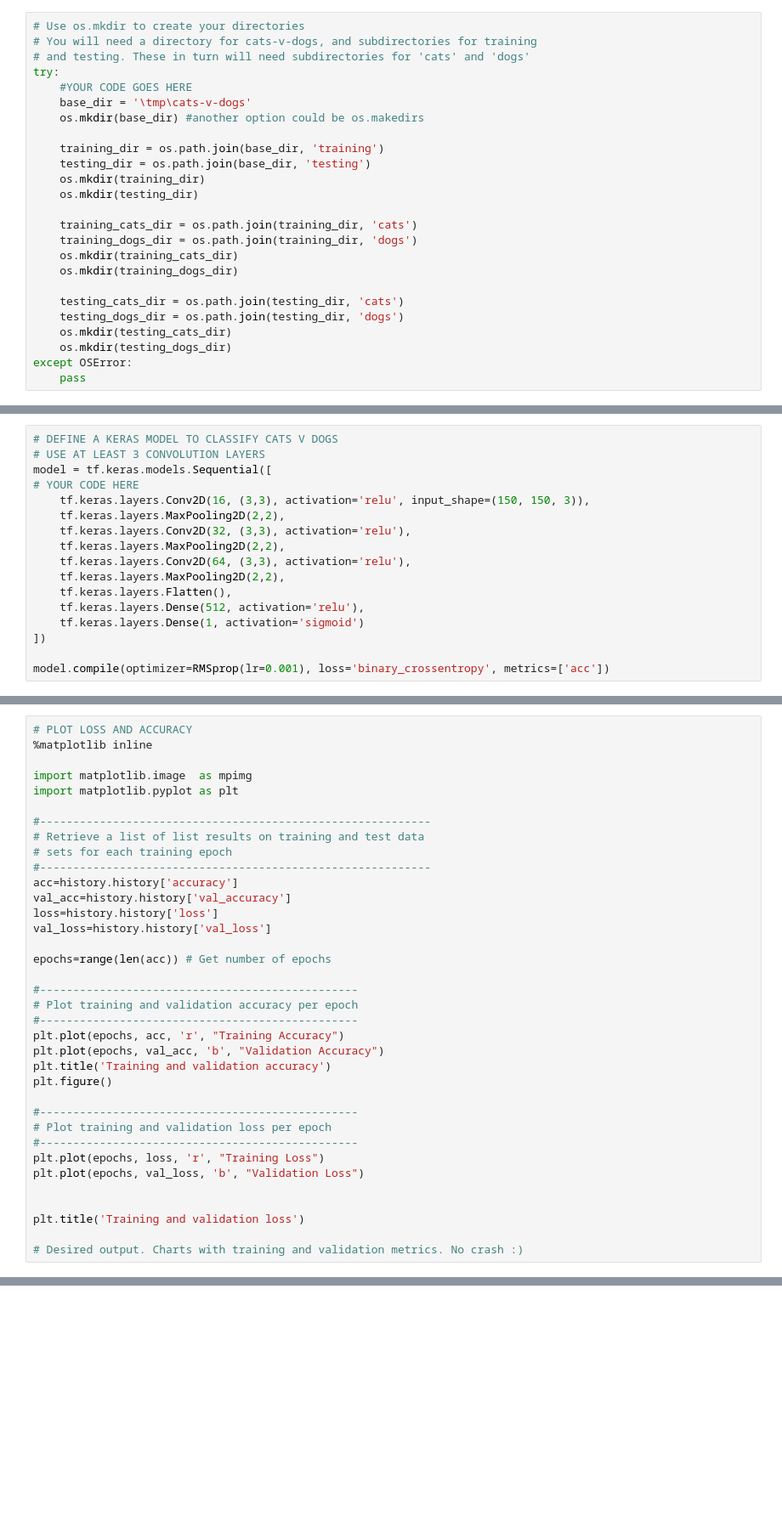
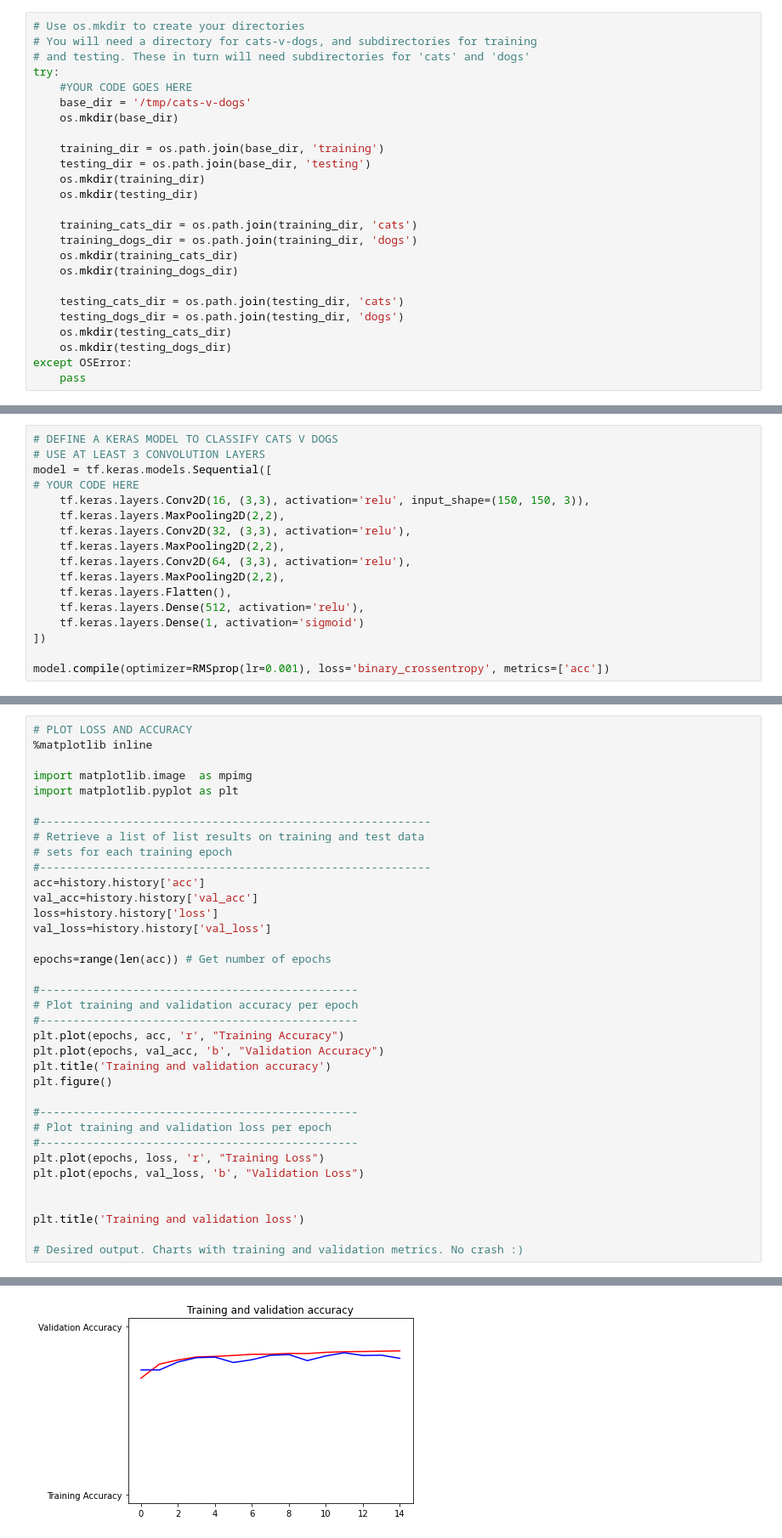
Before and after one commit to JuliethLopez/dlaicoursePractica, a Jupyter notebook: Homework 5.ipynb, the cells around one changed output, grey strips where cells are left out. Shown at 85% size. Cells and saved outputs as stored; diff of their text form; blank space fills up the shorter version.

```diff
--- a/Homework 5.ipynb
+++ b/Homework 5.ipynb
@@ -56,8 +56,8 @@ print(len(os.listdir('/tmp/PetImages/Dog/')))
 # and testing. These in turn will need subdirectories for 'cats' and 'dogs'
 try:
     #YOUR CODE GOES HERE
-    base_dir = '\tmp\cats-v-dogs'
-    os.mkdir(base_dir) #another option could be os.makedirs
+    base_dir = '/tmp/cats-v-dogs'
+    os.mkdir(base_dir)
 
     training_dir = os.path.join(base_dir, 'training')
     testing_dir = os.path.join(base_dir, 'testing')
@@ -199,8 +222,8 @@ import matplotlib.pyplot as plt
 # Retrieve a list of list results on training and test data
 # sets for each training epoch
 #-----------------------------------------------------------
-acc=history.history['accuracy']
-val_acc=history.history['val_accuracy']
+acc=history.history['acc']
+val_acc=history.history['val_acc']
 loss=history.history['loss']
 val_loss=history.history['val_loss']
 
@@ -224,3 +247,4 @@ plt.plot(epochs, val_loss, 'b', "Validation Loss")
 plt.title('Training and validation loss')
 
 # Desired output. Charts with training and validation metrics. No crash :)
+# %% [output]
@@ -226,0 +252 @@ plt.title('Training and validation loss')
+[figure, added]
```
Also changed, not shown: parts of 8 cells of this notebook.
